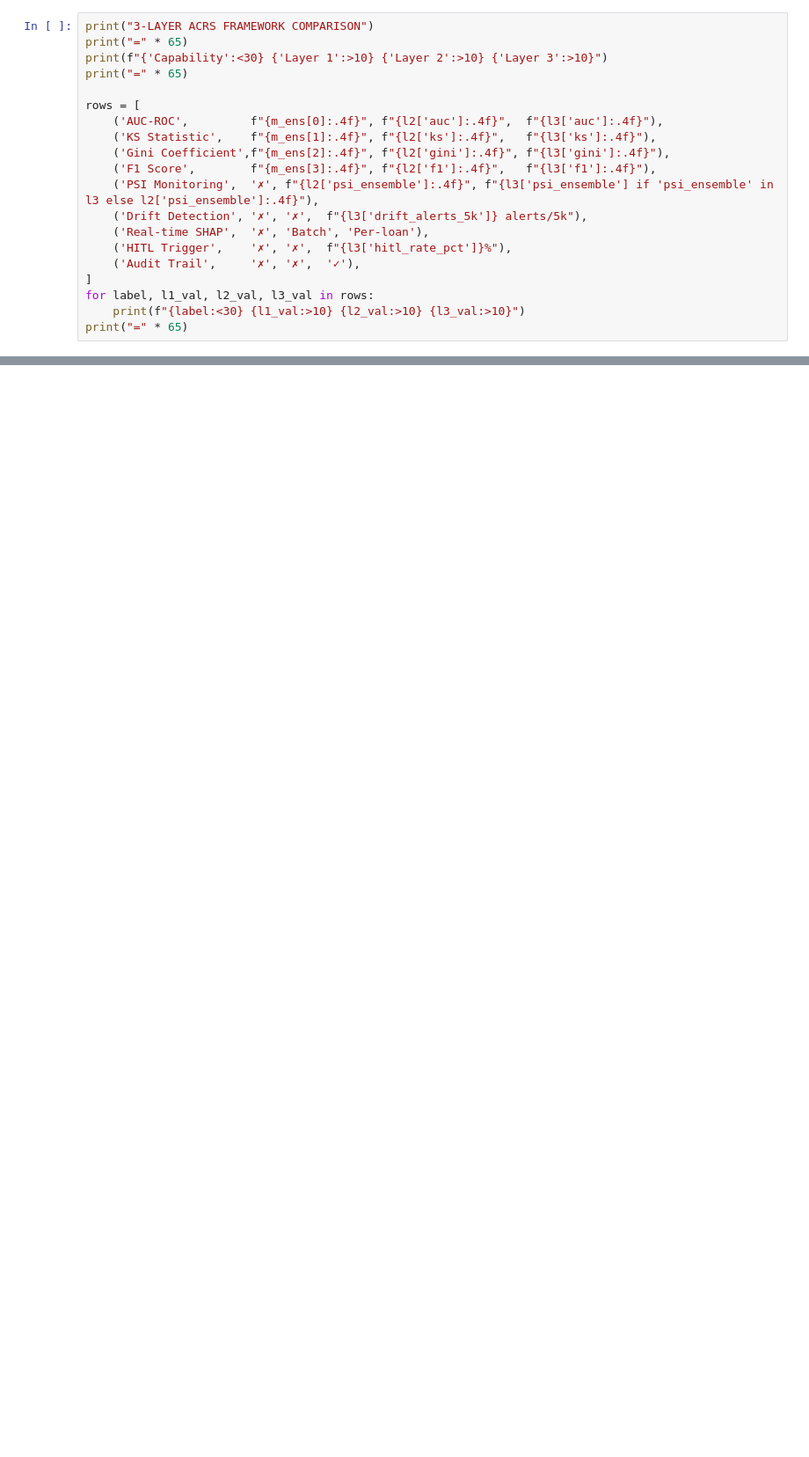
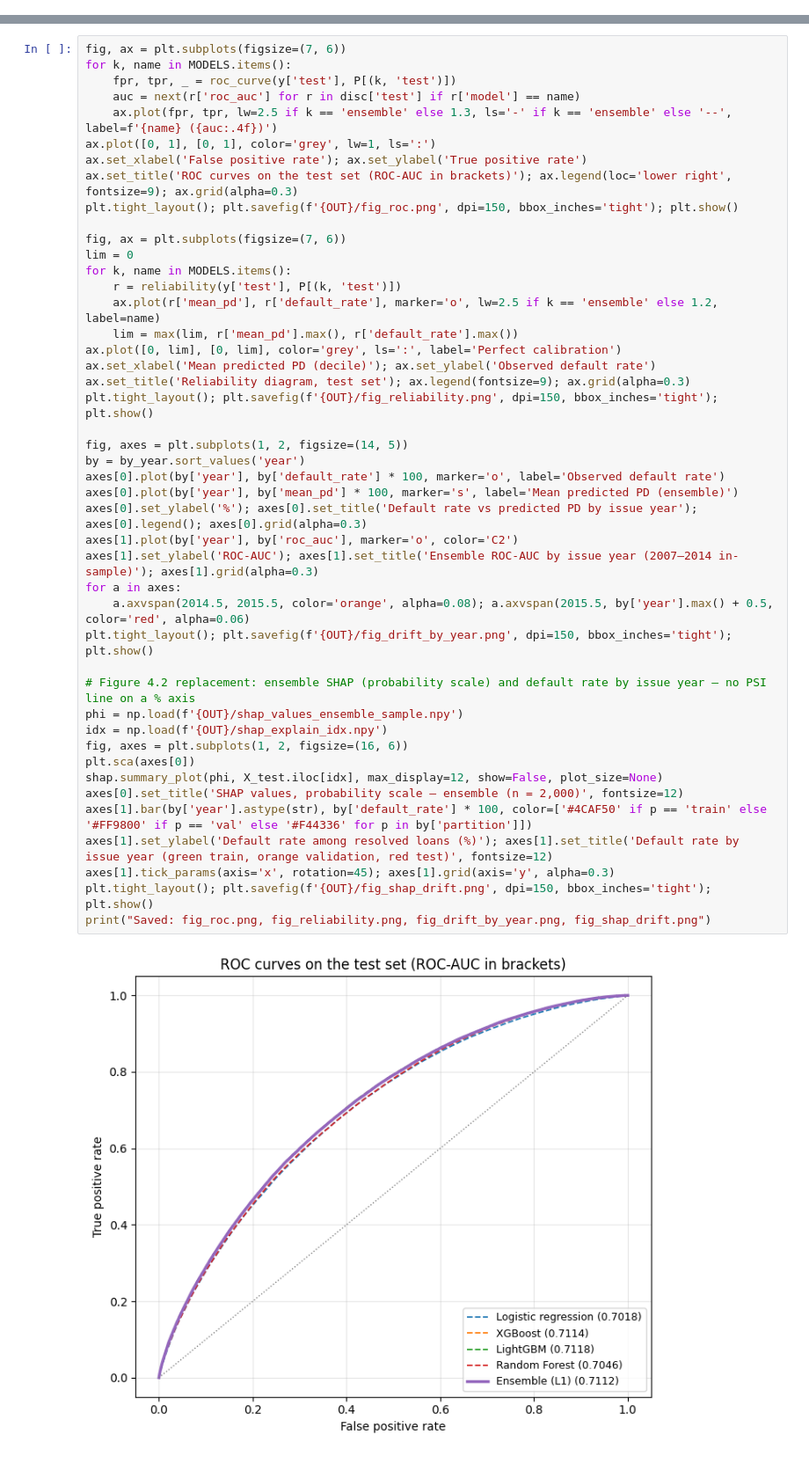
Before and after one commit to Hiremorshadul/ACRS-Credit-Risk-Supervisor, a Jupyter notebook: ACRS_Evaluation.ipynb, the cells around one changed output, grey strips where cells are left out. Shown at 88% size. Cells and saved outputs as stored; diff of their text form; blank space fills up the shorter version.

```diff
--- a/ACRS_Evaluation.ipynb
+++ b/ACRS_Evaluation.ipynb
@@ -135,20 +0,0 @@ All metrics computed on same clean 82-feature model.
-# %%
-print("3-LAYER ACRS FRAMEWORK COMPARISON")
-print("=" * 65)
-print(f"{'Capability':<30} {'Layer 1':>10} {'Layer 2':>10} {'Layer 3':>10}")
-print("=" * 65)
-
-rows = [
-    ('AUC-ROC',         f"{m_ens[0]:.4f}", f"{l2['auc']:.4f}",  f"{l3['auc']:.4f}"),
-    ('KS Statistic',    f"{m_ens[1]:.4f}", f"{l2['ks']:.4f}",   f"{l3['ks']:.4f}"),
-    ('Gini Coefficient',f"{m_ens[2]:.4f}", f"{l2['gini']:.4f}", f"{l3['gini']:.4f}"),
-    ('F1 Score',        f"{m_ens[3]:.4f}", f"{l2['f1']:.4f}",   f"{l3['f1']:.4f}"),
-    ('PSI Monitoring',  '✗', f"{l2['psi_ensemble']:.4f}", f"{l3['psi_ensemble'] if 'psi_ensemble' in l3 else l2['psi_ensemble']:.4f}"),
-    ('Drift Detection', '✗', '✗',  f"{l3['drift_alerts_5k']} alerts/5k"),
-    ('Real-time SHAP',  '✗', 'Batch', 'Per-loan'),
-    ('HITL Trigger',    '✗', '✗',  f"{l3['hitl_rate_pct']}%"),
-    ('Audit Trail',     '✗', '✗',  '✓'),
-]
-for label, l1_val, l2_val, l3_val in rows:
-    print(f"{label:<30} {l1_val:>10} {l2_val:>10} {l3_val:>10}")
-print("=" * 65)
@@ -282,0 +260,47 @@ Files: fig_roc_capability.png | fig_shap_drift.png | evaluation_results.json
+# %%
+fig, ax = plt.subplots(figsize=(7, 6))
+for k, name in MODELS.items():
+    fpr, tpr, _ = roc_curve(y['test'], P[(k, 'test')])
+    auc = next(r['roc_auc'] for r in disc['test'] if r['model'] == name)
+    ax.plot(fpr, tpr, lw=2.5 if k == 'ensemble' else 1.3, ls='-' if k == 'ensemble' else '--', label=f'{name} ({auc:.4f})')
+ax.plot([0, 1], [0, 1], color='grey', lw=1, ls=':')
+ax.set_xlabel('False positive rate'); ax.set_ylabel('True positive rate')
+ax.set_title('ROC curves on the test set (ROC-AUC in brackets)'); ax.legend(loc='lower right', fontsize=9); ax.grid(alpha=0.3)
+plt.tight_layout(); plt.savefig(f'{OUT}/fig_roc.png', dpi=150, bbox_inches='tight'); plt.show()
+
+fig, ax = plt.subplots(figsize=(7, 6))
+lim = 0
+for k, name in MODELS.items():
+    r = reliability(y['test'], P[(k, 'test')])
+    ax.plot(r['mean_pd'], r['default_rate'], marker='o', lw=2.5 if k == 'ensemble' else 1.2, label=name)
+    lim = max(lim, r['mean_pd'].max(), r['default_rate'].max())
+ax.plot([0, lim], [0, lim], color='grey', ls=':', label='Perfect calibration')
+ax.set_xlabel('Mean predicted PD (decile)'); ax.set_ylabel('Observed default rate')
+ax.set_title('Reliability diagram, test set'); ax.legend(fontsize=9); ax.grid(alpha=0.3)
+plt.tight_layout(); plt.savefig(f'{OUT}/fig_reliability.png', dpi=150, bbox_inches='tight'); plt.show()
+
+fig, axes = plt.subplots(1, 2, figsize=(14, 5))
+by = by_year.sort_values('year')
+axes[0].plot(by['year'], by['default_rate'] * 100, marker='o', label='Observed default rate')
+axes[0].plot(by['year'], by['mean_pd'] * 100, marker='s', label='Mean predicted PD (ensemble)')
+axes[0].set_ylabel('%'); axes[0].set_title('Default rate vs predicted PD by issue year'); axes[0].legend(); axes[0].grid(alpha=0.3)
+axes[1].plot(by['year'], by['roc_auc'], marker='o', color='C2')
+axes[1].set_ylabel('ROC-AUC'); axes[1].set_title('Ensemble ROC-AUC by issue year (2007–2014 in-sample)'); axes[1].grid(alpha=0.3)
+for a in axes:
+    a.axvspan(2014.5, 2015.5, color='orange', alpha=0.08); a.axvspan(2015.5, by['year'].max() + 0.5, color='red', alpha=0.06)
+plt.tight_layout(); plt.savefig(f'{OUT}/fig_drift_by_year.png', dpi=150, bbox_inches='tight'); plt.show()
+
+# Figure 4.2 replacement: ensemble SHAP (probability scale) and default rate by issue year — no PSI line on a % axis
+phi = np.load(f'{OUT}/shap_values_ensemble_sample.npy')
+idx = np.load(f'{OUT}/shap_explain_idx.npy')
+fig, axes = plt.subplots(1, 2, figsize=(16, 6))
+plt.sca(axes[0])
+shap.summary_plot(phi, X_test.iloc[idx], max_display=12, show=False, plot_size=None)
+axes[0].set_title('SHAP values, probability scale — ensemble (n = 2,000)', fontsize=12)
+axes[1].bar(by['year'].astype(str), by['default_rate'] * 100, color=['#4CAF50' if p == 'train' else '#FF9800' if p == 'val' else '#F44336' for p in by['partition']])
+axes[1].set_ylabel('Default rate among resolved loans (%)'); axes[1].set_title('Default rate by issue year (green train, orange validation, red test)', fontsize=12)
+axes[1].tick_params(axis='x', rotation=45); axes[1].grid(axis='y', alpha=0.3)
+plt.tight_layout(); plt.savefig(f'{OUT}/fig_shap_drift.png', dpi=150, bbox_inches='tight'); plt.show()
+print("Saved: fig_roc.png, fig_reliability.png, fig_drift_by_year.png, fig_shap_drift.png")
+# %% [output]
+[figure, added]
```
Also changed, not shown: parts of 19 cells of this notebook, 37 other files.
